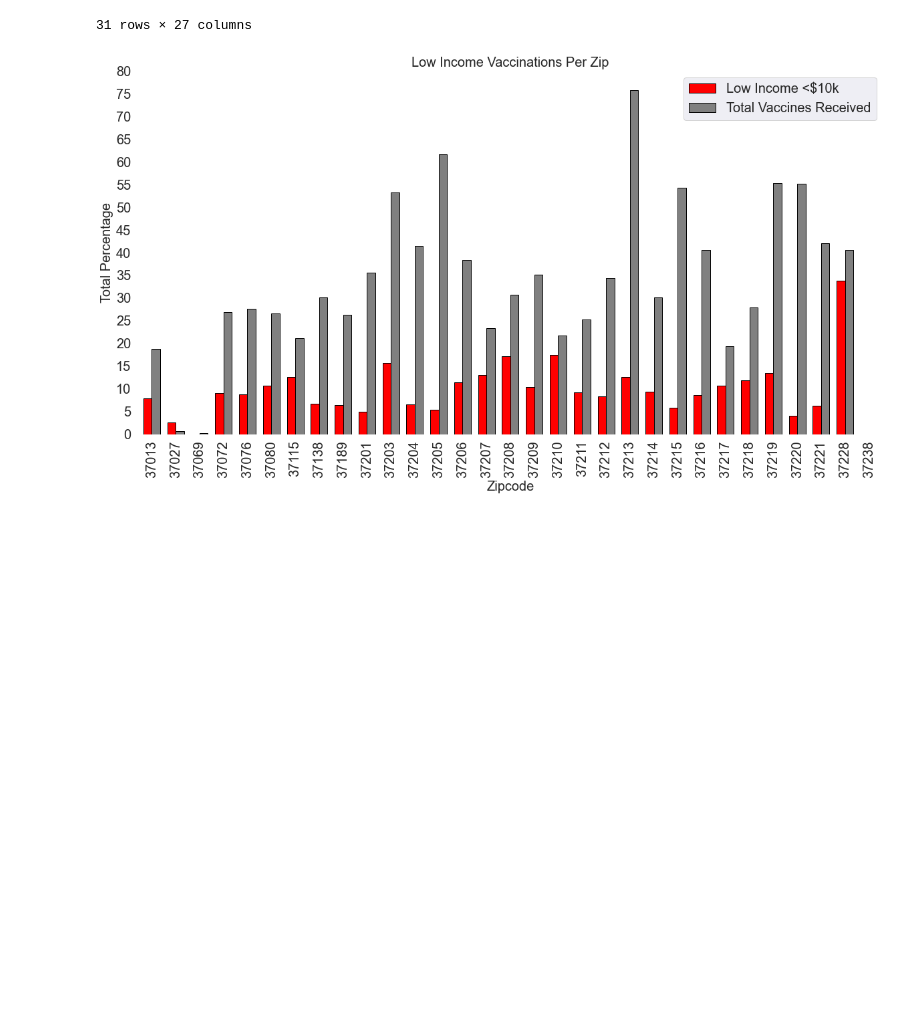
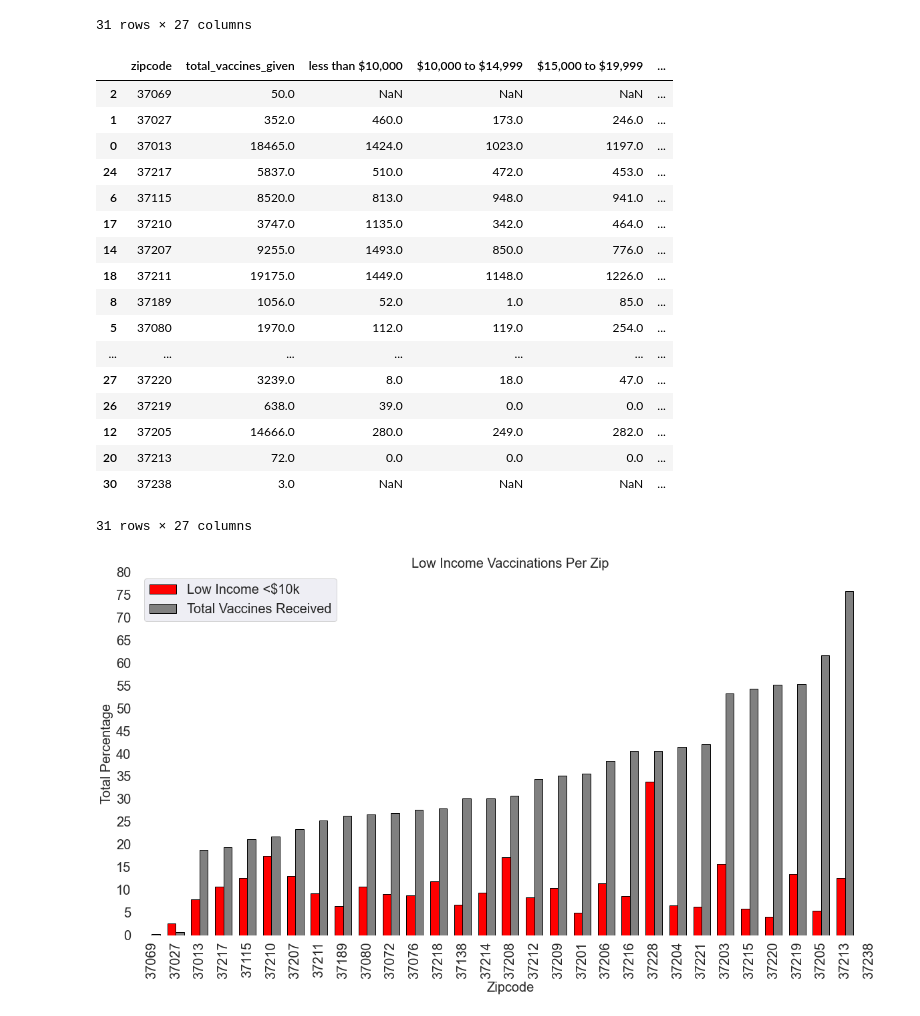
Before and after one commit to ryanhilber93/nash-covid-cases-vaccines-hot_chickens, a Jupyter notebook: data/covid_notebook.ipynb, the cells around one changed output. Cells and saved outputs as stored; diff of their text form; code cells hidden in the pictures; blank space fills up the shorter version.

Commit message:
5/1 reworked charts final

```diff
--- a/data/covid_notebook.ipynb
+++ b/data/covid_notebook.ipynb
@@ -372,21 +372,38 @@ income_pop
 # %%
 ## Percentage of low income plotted with percentage of people vaccinated per zipcode
 income_pop.plot(x = 'zipcode', y = ['low_income%', 'vax%'],
 kind='bar', stacked=False, color=['red', 'gray'], edgecolor='black',width =.7, figsize =(20,10), fontsize=20)
 plt.title('Low Income Vaccinations Per Zip',fontsize=20)
 plt.xlabel('Zipcode', fontsize=20)
 plt.ylabel('Total Percentage', fontsize=20)
 ax = plt.axes()
 ax.set_facecolor("white")
 ax.set_yticks(np.arange(0, 81, 5))
 ax.legend(['Low Income <$10k', 'Total Vaccines Received'], fontsize=20)
+plt.savefig('low_income.png')
 income_pop.sort_values('vax%',ascending=True)
-plt.savefig('low_income.png')
-income_pop['zipcode'] = income_pop['zipcode'].astype('int')
 #example code below of stacking columns
 #df.plot(x="X", y=["A", "B", "C"], kind="bar")
 # %% [output]
+|  | zipcode | total_vaccines_given | less than $10,000 | $10,000 to $14,999 | $15,000 to $19,999 | ... |
+| 2 | 37069 | 50.0 | NaN | NaN | NaN | ... |
+| 1 | 37027 | 352.0 | 460.0 | 173.0 | 246.0 | ... |
+| 0 | 37013 | 18465.0 | 1424.0 | 1023.0 | 1197.0 | ... |
+| 24 | 37217 | 5837.0 | 510.0 | 472.0 | 453.0 | ... |
+| 6 | 37115 | 8520.0 | 813.0 | 948.0 | 941.0 | ... |
+| 17 | 37210 | 3747.0 | 1135.0 | 342.0 | 464.0 | ... |
+| 14 | 37207 | 9255.0 | 1493.0 | 850.0 | 776.0 | ... |
+| 18 | 37211 | 19175.0 | 1449.0 | 1148.0 | 1226.0 | ... |
+| 8 | 37189 | 1056.0 | 52.0 | 1.0 | 85.0 | ... |
+| 5 | 37080 | 1970.0 | 112.0 | 119.0 | 254.0 | ... |
+| ... | ... | ... | ... | ... | ... | ... |
+| 27 | 37220 | 3239.0 | 8.0 | 18.0 | 47.0 | ... |
+| 26 | 37219 | 638.0 | 39.0 | 0.0 | 0.0 | ... |
+| 12 | 37205 | 14666.0 | 280.0 | 249.0 | 282.0 | ... |
+| 20 | 37213 | 72.0 | 0.0 | 0.0 | 0.0 | ... |
+| 30 | 37238 | 3.0 | NaN | NaN | NaN | ... |
+31 rows × 27 columns
-[figure, old version]
+[figure, new version]
 # %%
 ## Percentage of Med income plotted with percentage of people vaccinated per zipcode
 income_pop.plot(x = 'zipcode', y = ['med_income%', 'vax%'],
```
Also changed, not shown: parts of 2 cells of this notebook, 3 other files.
